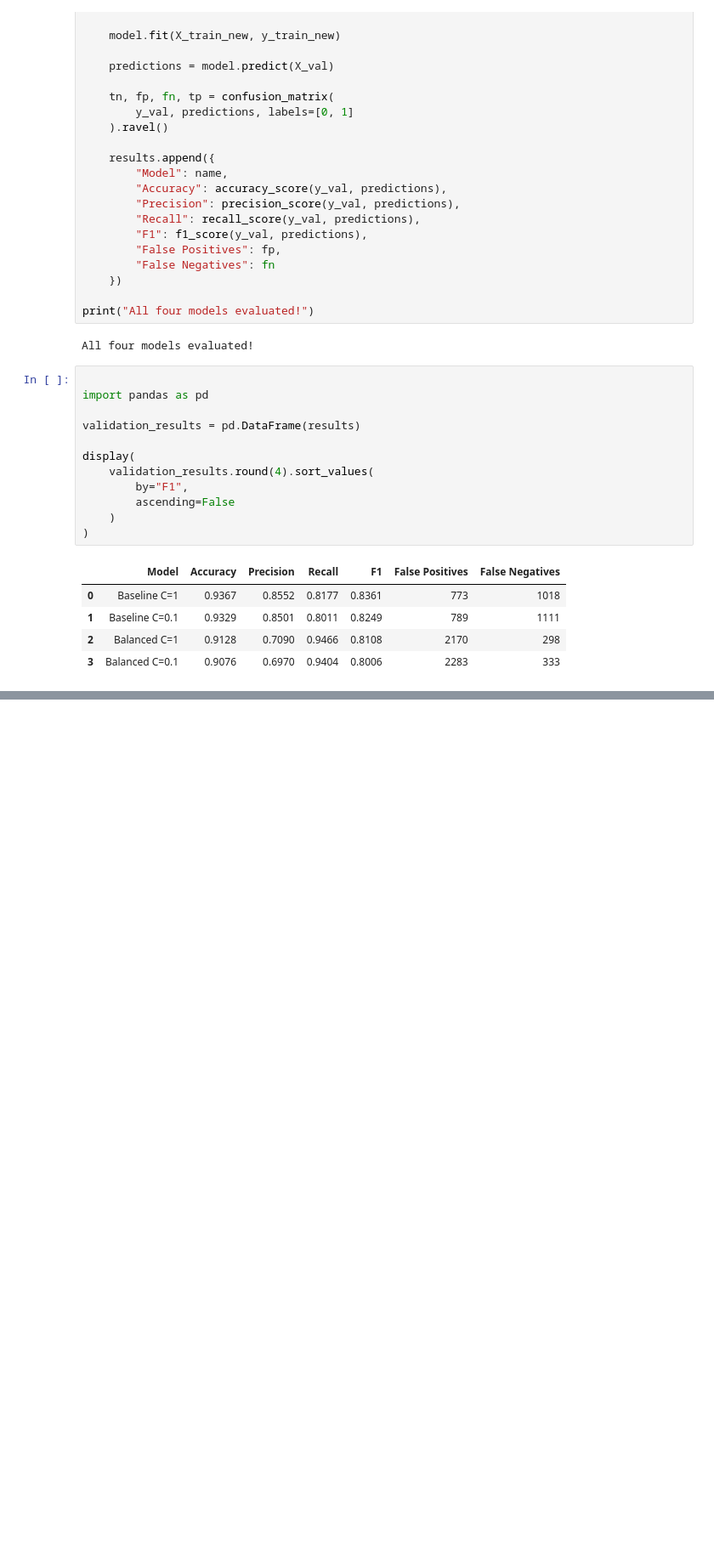
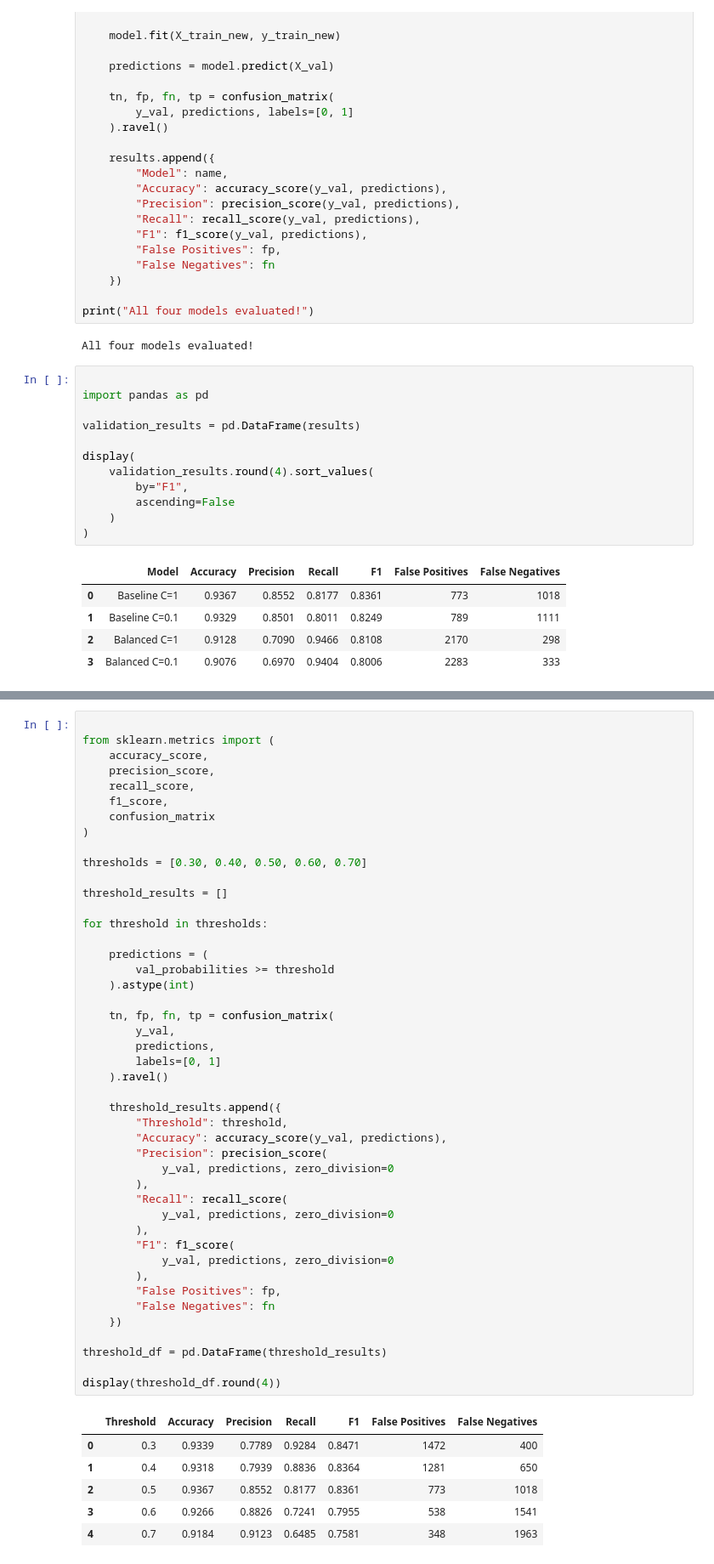
Before and after one commit to rahulraj710/AML-CID, a Jupyter notebook: notebooks/02_logistic_regression.ipynb, the cells around one changed output, grey strips where cells are left out. Shown at 85% size. Saved outputs shown, nothing was run; the diff lists cells and outputs as text; blank space fills up the shorter version.

```diff
--- a/notebooks/02_logistic_regression.ipynb
+++ b/notebooks/02_logistic_regression.ipynb
@@ -674,0 +707,52 @@ display(
+# %%
+
+from sklearn.metrics import (
+    accuracy_score,
+    precision_score,
+    recall_score,
+    f1_score,
+    confusion_matrix
+)
+
+thresholds = [0.30, 0.40, 0.50, 0.60, 0.70]
+
+threshold_results = []
+
+for threshold in thresholds:
+
+    predictions = (
+        val_probabilities >= threshold
+    ).astype(int)
+
+    tn, fp, fn, tp = confusion_matrix(
+        y_val,
+        predictions,
+        labels=[0, 1]
+    ).ravel()
+
+    threshold_results.append({
+        "Threshold": threshold,
+        "Accuracy": accuracy_score(y_val, predictions),
+        "Precision": precision_score(
+            y_val, predictions, zero_division=0
+        ),
+        "Recall": recall_score(
+            y_val, predictions, zero_division=0
+        ),
+        "F1": f1_score(
+            y_val, predictions, zero_division=0
+        ),
+        "False Positives": fp,
+        "False Negatives": fn
+    })
+
+threshold_df = pd.DataFrame(threshold_results)
+
+display(threshold_df.round(4))
+# %% [output]
+|  | Threshold | Accuracy | Precision | Recall | F1 | False Positives | False Negatives |
+| 0 | 0.3 | 0.9339 | 0.7789 | 0.9284 | 0.8471 | 1472 | 400 |
+| 1 | 0.4 | 0.9318 | 0.7939 | 0.8836 | 0.8364 | 1281 | 650 |
+| 2 | 0.5 | 0.9367 | 0.8552 | 0.8177 | 0.8361 | 773 | 1018 |
+| 3 | 0.6 | 0.9266 | 0.8826 | 0.7241 | 0.7955 | 538 | 1541 |
+| 4 | 0.7 | 0.9184 | 0.9123 | 0.6485 | 0.7581 | 348 | 1963 |
```
Also changed, not shown: parts of 3 cells of this notebook.
